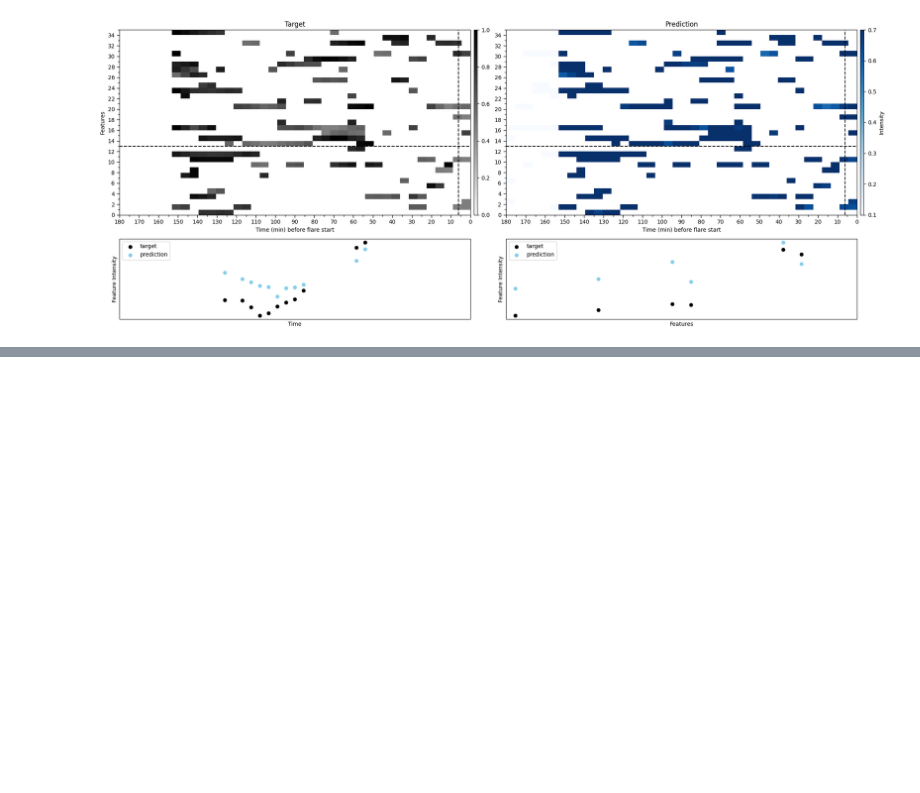
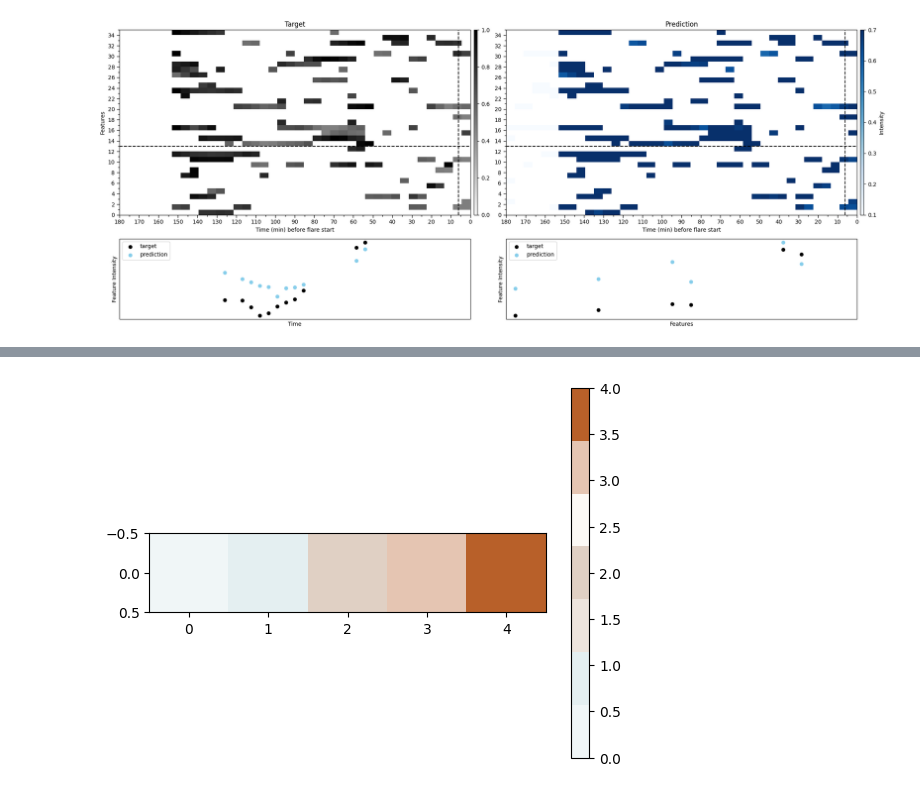
Before and after one commit to brandonlpanos/mvts, a Jupyter notebook: src/plotting.ipynb, the cells around one changed output, grey strips where cells are left out. Drawn from its saved outputs; the diff is of its cells as text; code cells hidden in the pictures; blank space fills up the shorter version.

```diff
--- a/src/plotting.ipynb
+++ b/src/plotting.ipynb
@@ -135,0 +131,8 @@ plt.show()
+# %%
+# Create a custome color map
+
+# import my colors
+import pickle
+with open('/Users/brandonlpanos/my_colors.pkl', 'rb') as f:
+    my_colors = pickle.load(f)
+my_colors
@@ -135,0 +147,16 @@ plt.show()
+# %%
+# create custome color map
+import matplotlib.pyplot as plt
+from matplotlib.colors import ListedColormap
+
+# Define the hex color values
+hex_colors = [color for name, color in my_colors.items() ]
+
+# Create the ListedColormap
+custom_cmap = ListedColormap(hex_colors)
+
+# Example usage: plot a colorbar with the custom colormap
+plt.colorbar(plt.imshow([[0, 1, 2, 3, 4]], cmap=custom_cmap))
+plt.show()
+# %% [output]
+[figure, added]
```
Also changed, not shown: parts of 6 cells of this notebook.
